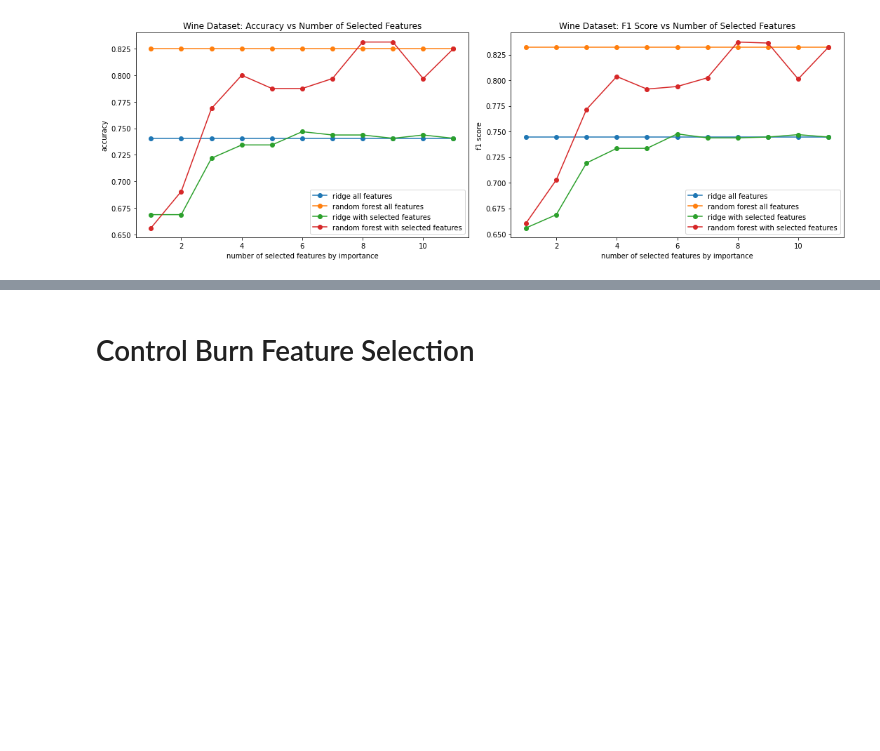
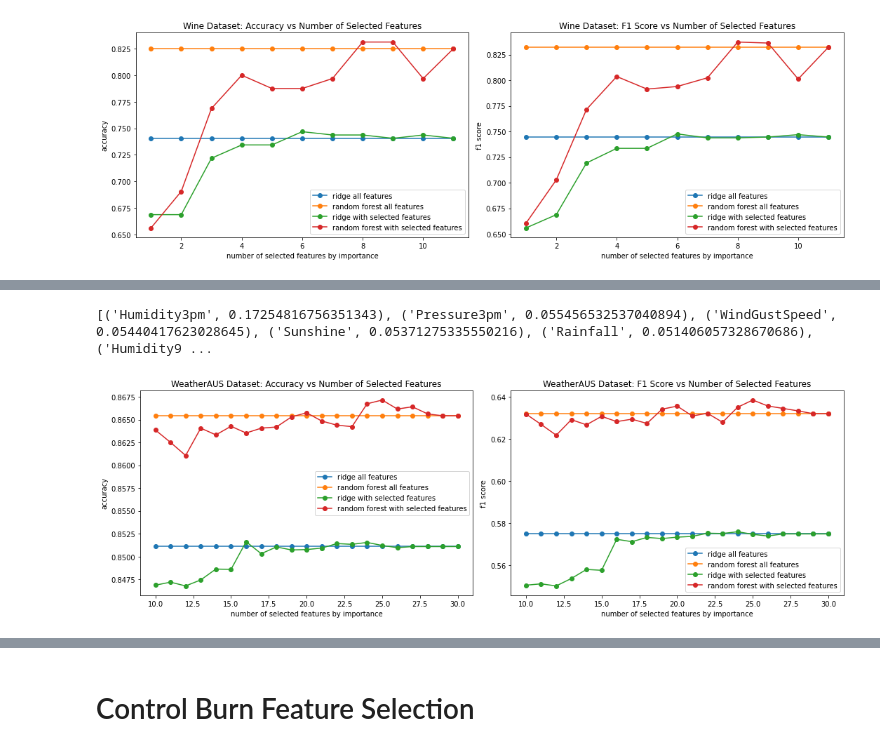
Before and after one commit to win13676/ORIE5741-Project, a Jupyter notebook: pakin_analysis.ipynb, the cells around one changed output, grey strips where cells are left out. Cells and saved outputs as stored; diff of their text form; code cells hidden in the pictures; blank space fills up the shorter version.

```diff
--- a/pakin_analysis.ipynb
+++ b/pakin_analysis.ipynb
@@ -29,0 +54,8 @@ Y_wine_test = wine_test_df["quality"]
+# %%
+weatherAUS_train_df = pd.read_csv("datasets/benchmark/weatherAUS_clean_train.csv")
+X_weatherAUS_train = weatherAUS_train_df.loc[:, weatherAUS_train_df.columns != "RainTomorrow"]
+Y_weatherAUS_train = weatherAUS_train_df["RainTomorrow"]
+
+weatherAUS_test_df = pd.read_csv("datasets/benchmark/weatherAUS_clean_test.csv")
+X_weatherAUS_test = weatherAUS_test_df.loc[:, weatherAUS_test_df.columns != "RainTomorrow"]
+Y_weatherAUS_test = weatherAUS_test_df["RainTomorrow"]
@@ -173,0 +267,5 @@ RF_Selection(X_wine_train, Y_wine_train, X_wine_test, Y_wine_test, "Wine")
+# %%
+RF_Selection(X_weatherAUS_train, Y_weatherAUS_train, X_weatherAUS_test, Y_weatherAUS_test, "WeatherAUS", min_features = 10)
+# %% [output]
+[('Humidity3pm', 0.17254816756351343), ('Pressure3pm', 0.055456532537040894), ('WindGustSpeed', 0.05440417623028645), ('Sunshine', 0.05371275335550216), ('Rainfall', 0.051406057328670686), ('Humidity9 ...
+[figure, added]
```
Also changed, not shown: parts of 22 cells of this notebook.
